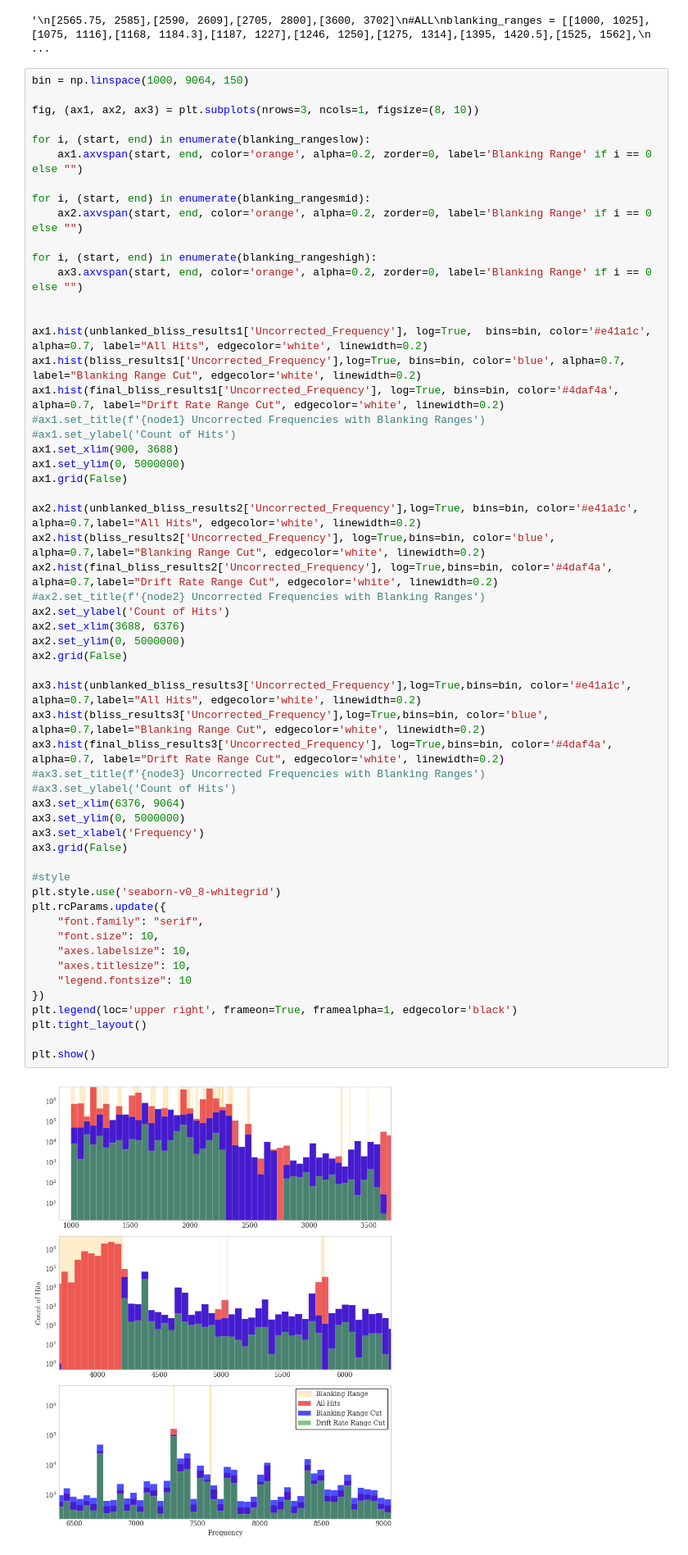
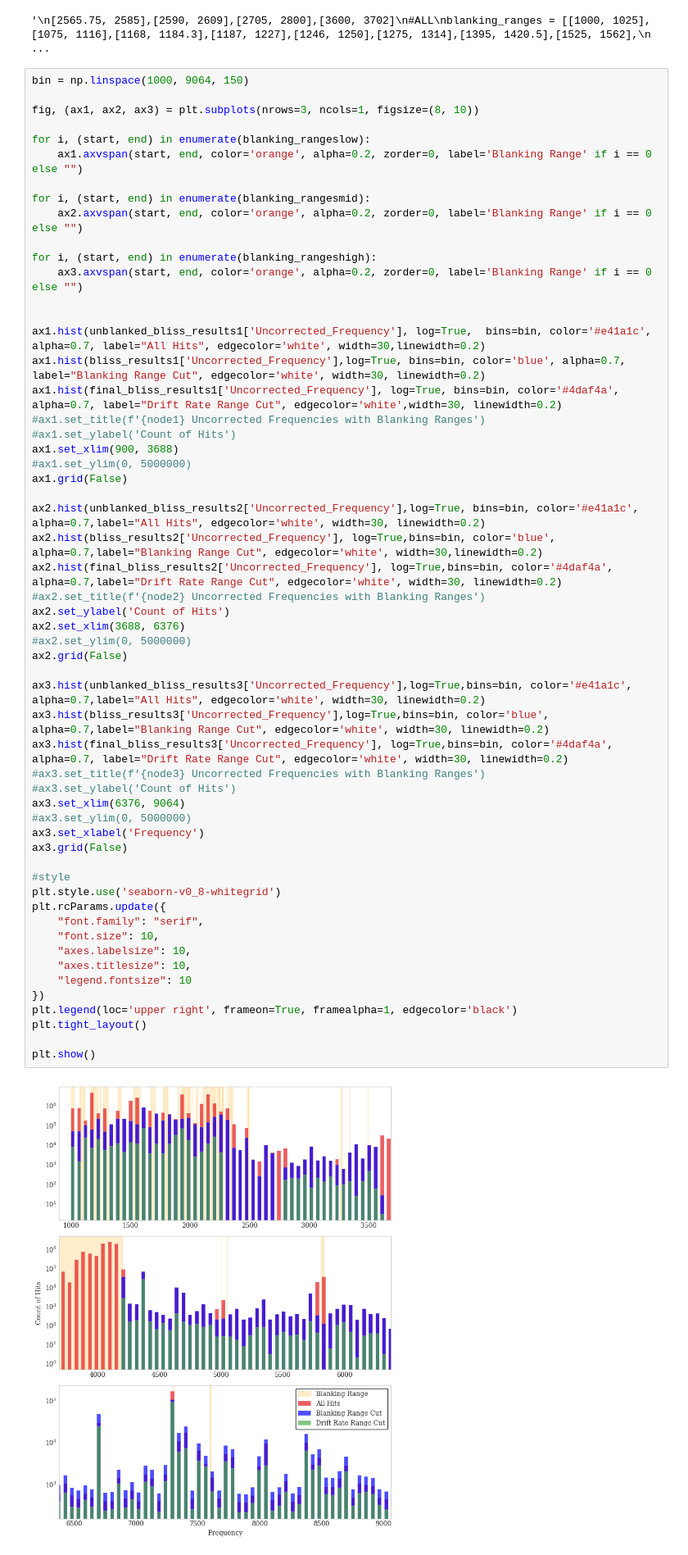
Before and after one commit to valegl04/BL_ATA_Alerts, a Jupyter notebook: ATA/histograms.ipynb, the cells around one changed output. Shown at 82% size. Saved outputs shown, nothing was run; the diff lists cells and outputs as text.

```diff
--- a/ATA/histograms.ipynb
+++ b/ATA/histograms.ipynb
@@ -170,46 +170,46 @@ for i, (start, end) in enumerate(blanking_rangeshigh):
     ax3.axvspan(start, end, color='orange', alpha=0.2, zorder=0, label='Blanking Range' if i == 0 else "")
 
 
-ax1.hist(unblanked_bliss_results1['Uncorrected_Frequency'], log=True,  bins=bin, color='#e41a1c', alpha=0.7, label="All Hits", edgecolor='white', linewidth=0.2)
-ax1.hist(bliss_results1['Uncorrected_Frequency'],log=True, bins=bin, color='blue', alpha=0.7, label="Blanking Range Cut", edgecolor='white', linewidth=0.2)
-ax1.hist(final_bliss_results1['Uncorrected_Frequency'], log=True, bins=bin, color='#4daf4a', alpha=0.7, label="Drift Rate Range Cut", edgecolor='white', linewidth=0.2)
+ax1.hist(unblanked_bliss_results1['Uncorrected_Frequency'], log=True,  bins=bin, color='#e41a1c', alpha=0.7, label="All Hits", edgecolor='white', width=30,linewidth=0.2)
+ax1.hist(bliss_results1['Uncorrected_Frequency'],log=True, bins=bin, color='blue', alpha=0.7, label="Blanking Range Cut", edgecolor='white', width=30, linewidth=0.2)
+ax1.hist(final_bliss_results1['Uncorrected_Frequency'], log=True, bins=bin, color='#4daf4a', alpha=0.7, label="Drift Rate Range Cut", edgecolor='white',width=30, linewidth=0.2)
 #ax1.set_title(f'{node1} Uncorrected Frequencies with Blanking Ranges')
 #ax1.set_ylabel('Count of Hits')
 ax1.set_xlim(900, 3688)
-ax1.set_ylim(0, 5000000)
+#ax1.set_ylim(0, 5000000)
 ax1.grid(False)
 
-ax2.hist(unblanked_bliss_results2['Uncorrected_Frequency'],log=True, bins=bin, color='#e41a1c', alpha=0.7,label="All Hits", edgecolor='white', linewidth=0.2)
-ax2.hist(bliss_results2['Uncorrected_Frequency'], log=True,bins=bin, color='blue', alpha=0.7,label="Blanking Range Cut", edgecolor='white', linewidth=0.2)
-ax2.hist(final_bliss_results2['Uncorrected_Frequency'], log=True,bins=bin, color='#4daf4a', alpha=0.7,label="Drift Rate Range Cut", edgecolor='white', linewidth=0.2)
+ax2.hist(unblanked_bliss_results2['Uncorrected_Frequency'],log=True, bins=bin, color='#e41a1c', alpha=0.7,label="All Hits", edgecolor='white', width=30, linewidth=0.2)
+ax2.hist(bliss_results2['Uncorrected_Frequency'], log=True,bins=bin, color='blue', alpha=0.7,label="Blanking Range Cut", edgecolor='white', width=30,linewidth=0.2)
+ax2.hist(final_bliss_results2['Uncorrected_Frequency'], log=True,bins=bin, color='#4daf4a', alpha=0.7,label="Drift Rate Range Cut", edgecolor='white', width=30, linewidth=0.2)
 #ax2.set_title(f'{node2} Uncorrected Frequencies with Blanking Ranges')
 ax2.set_ylabel('Count of Hits')
 ax2.set_xlim(3688, 6376)
-ax2.set_ylim(0, 5000000)
+#ax2.set_ylim(0, 5000000)
 ax2.grid(False)
 
-ax3.hist(unblanked_bliss_results3['Uncorrected_Frequency'],log=True,bins=bin, color='#e41a1c', alpha=0.7,label="All Hits", edgecolor='white', linewidth=0.2)
-ax3.hist(bliss_results3['Uncorrected_Frequency'],log=True,bins=bin, color='blue', alpha=0.7,label="Blanking Range Cut", edgecolor='white', linewidth=0.2)
-ax3.hist(final_bliss_results3['Uncorrected_Frequency'], log=True,bins=bin, color='#4daf4a', alpha=0.7, label="Drift Rate Range Cut", edgecolor='white', linewidth=0.2)
+ax3.hist(unblanked_bliss_results3['Uncorrected_Frequency'],log=True,bins=bin, color='#e41a1c', alpha=0.7,label="All Hits", edgecolor='white', width=30, linewidth=0.2)
+ax3.hist(bliss_results3['Uncorrected_Frequency'],log=True,bins=bin, color='blue', alpha=0.7,label="Blanking Range Cut", edgecolor='white', width=30, linewidth=0.2)
+ax3.hist(final_bliss_results3['Uncorrected_Frequency'], log=True,bins=bin, color='#4daf4a', alpha=0.7, label="Drift Rate Range Cut", edgecolor='white', width=30, linewidth=0.2)
 #ax3.set_title(f'{node3} Uncorrected Frequencies with Blanking Ranges')
 #ax3.set_ylabel('Count of Hits')
 ax3.set_xlim(6376, 9064)
-ax3.set_ylim(0, 5000000)
+#ax3.set_ylim(0, 5000000)
 ax3.set_xlabel('Frequency')
 ax3.grid(False)
 
 #style
 plt.style.use('seaborn-v0_8-whitegrid')
 plt.rcParams.update({
     "font.family": "serif",
     "font.size": 10,
     "axes.labelsize": 10,
     "axes.titlesize": 10,
     "legend.fontsize": 10
 })
 plt.legend(loc='upper right', frameon=True, framealpha=1, edgecolor='black')
 plt.tight_layout()
 
 plt.show()
 # %% [output]
-[figure, old version]
+[figure, new version]
```
Also changed, not shown: 1 other file.
